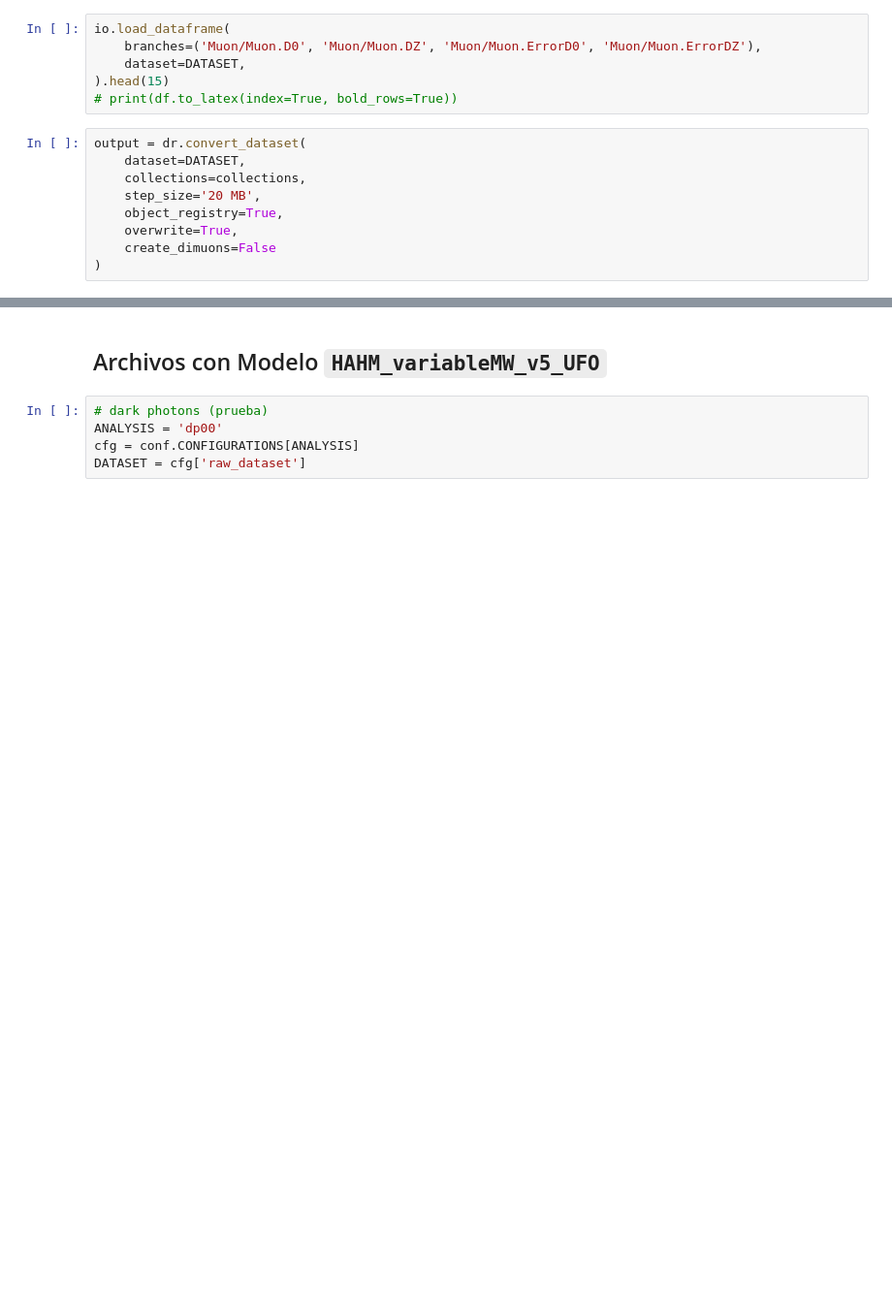
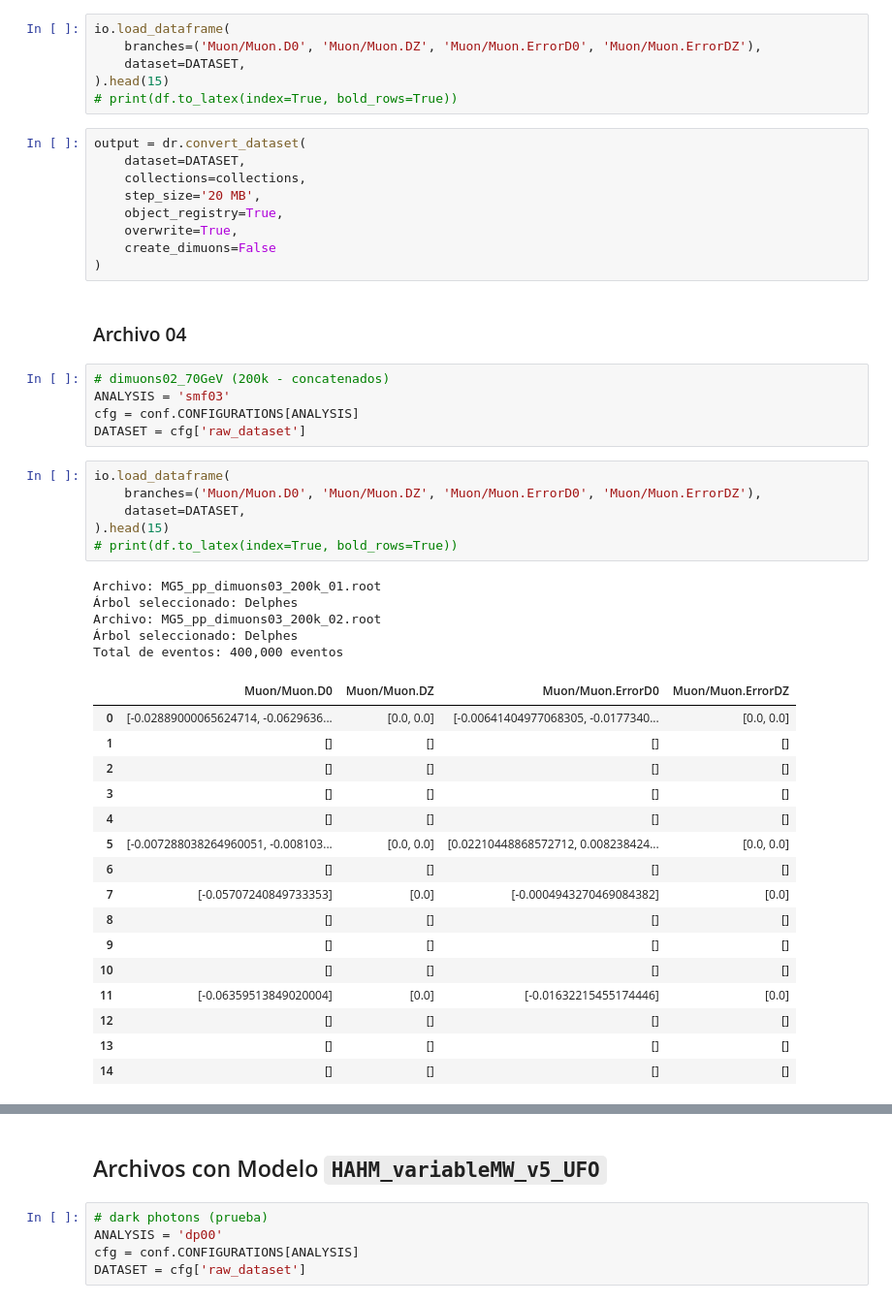
Before and after one commit to MASilva139/ECFM-PF, a Jupyter notebook: MadGraph/conversor.ipynb, the cells around one changed output, grey strips where cells are left out. Shown at 97% size. Drawn from its saved outputs; the diff is of its cells as text; blank space fills up the shorter version.

```diff
--- a/MadGraph/conversor.ipynb
+++ b/MadGraph/conversor.ipynb
@@ -153,3 +154,38 @@ output = dr.convert_dataset(
     overwrite=True,
     create_dimuons=False
 )
+# %% [markdown]
+### Archivo 04
+# %%
+# dimuons02_70GeV (200k - concatenados)
+ANALYSIS = 'smf03'
+cfg = conf.CONFIGURATIONS[ANALYSIS]
+DATASET = cfg['raw_dataset']
+# %%
+io.load_dataframe(
+    branches=('Muon/Muon.D0', 'Muon/Muon.DZ', 'Muon/Muon.ErrorD0', 'Muon/Muon.ErrorDZ'),
+    dataset=DATASET,
+).head(15)
+# print(df.to_latex(index=True, bold_rows=True))
+# %% [output]
+Archivo: MG5_pp_dimuons03_200k_01.root
+Árbol seleccionado: Delphes
+Archivo: MG5_pp_dimuons03_200k_02.root
+Árbol seleccionado: Delphes
+Total de eventos: 400,000 eventos
+|  | Muon/Muon.D0 | Muon/Muon.DZ | Muon/Muon.ErrorD0 | Muon/Muon.ErrorDZ |
+| 0 | [-0.02889000065624714, -0.0629636... | [0.0, 0.0] | [-0.00641404977068305, -0.0177340... | [0.0, 0.0] |
+| 1 | [] | [] | [] | [] |
+| 2 | [] | [] | [] | [] |
+| 3 | [] | [] | [] | [] |
+| 4 | [] | [] | [] | [] |
+| 5 | [-0.007288038264960051, -0.008103... | [0.0, 0.0] | [0.02210448868572712, 0.008238424... | [0.0, 0.0] |
+| 6 | [] | [] | [] | [] |
+| 7 | [-0.05707240849733353] | [0.0] | [-0.0004943270469084382] | [0.0] |
+| 8 | [] | [] | [] | [] |
+| 9 | [] | [] | [] | [] |
+| 10 | [] | [] | [] | [] |
+| 11 | [-0.06359513849020004] | [0.0] | [-0.01632215455174446] | [0.0] |
+| 12 | [] | [] | [] | [] |
+| 13 | [] | [] | [] | [] |
+| 14 | [] | [] | [] | [] |
```
Also changed, not shown: parts of 3 cells of this notebook, 38 other files.
